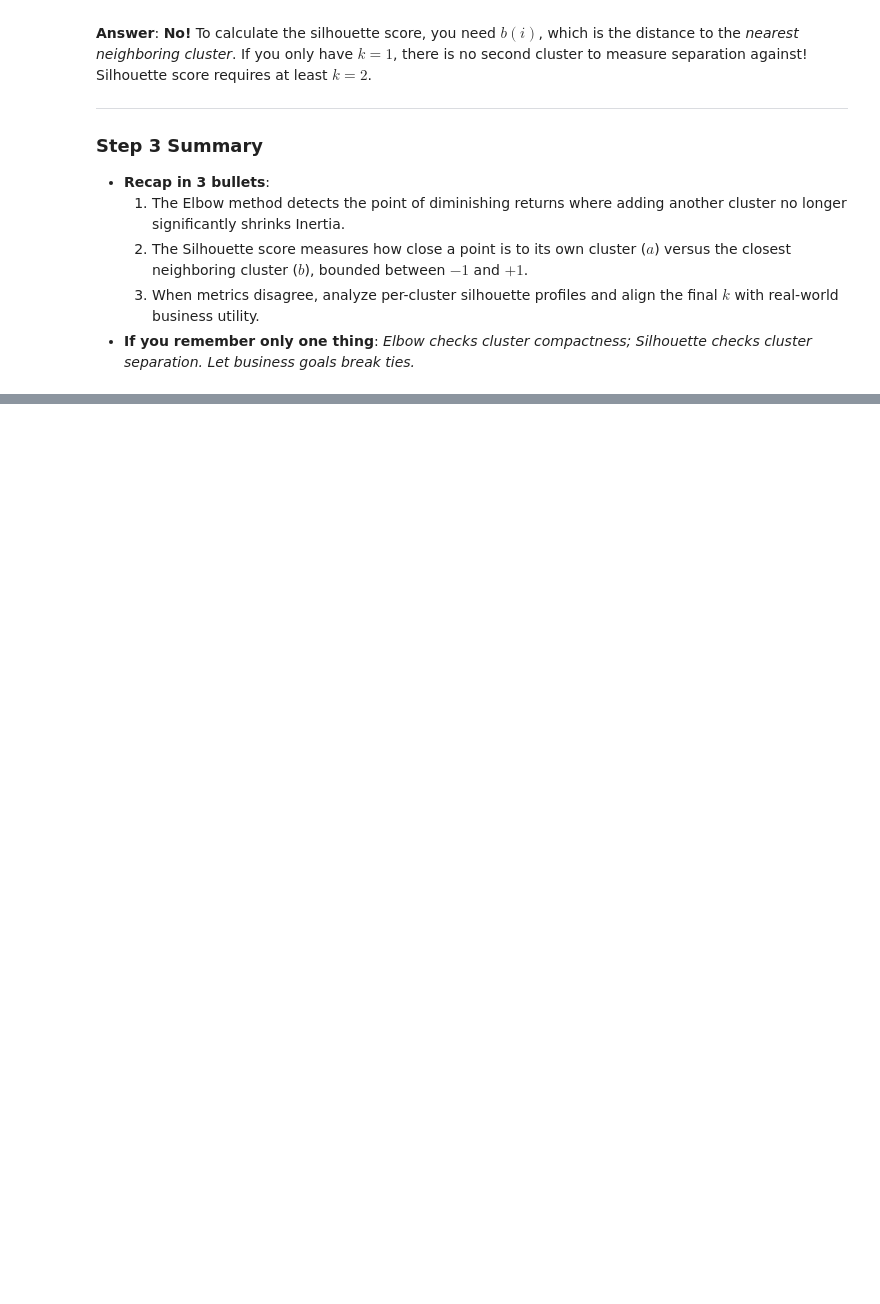
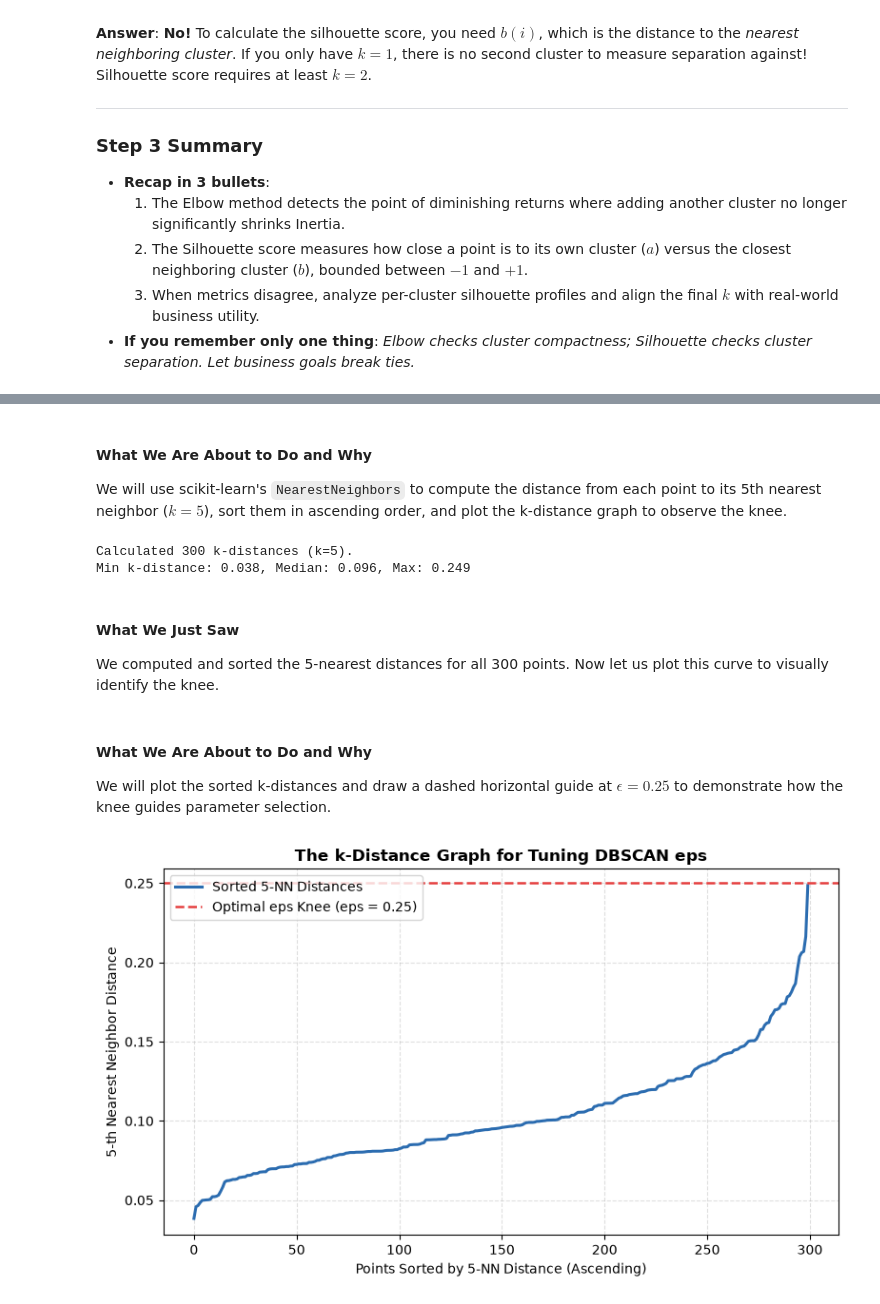
Before and after one commit to Arnav-Shrivastava/unsupervised-learning-zero-to-one, a Jupyter notebook: unsupervised_learning_zero_to_one.ipynb, the cells around one changed output, grey strips where cells are left out. Saved outputs shown, nothing was run; the diff lists cells and outputs as text; code cells hidden in the pictures; folded sections open; blank space fills up the shorter version.

```diff
--- a/unsupervised_learning_zero_to_one.ipynb
+++ b/unsupervised_learning_zero_to_one.ipynb
@@ -872,0 +1065,38 @@ Blindly picking $k=2$ just because the silhouette score had a tiny technical pea
+# %% [markdown]
+#### What We Are About to Do and Why
+We will use scikit-learn's `NearestNeighbors` to compute the distance from each point to its 5th nearest neighbor ($k=5$), sort them in ascending order, and plot the k-distance graph to observe the knee.
+# %%
+# Step 4.3 Code: Computing k-Nearest Neighbor Distances
+from sklearn.neighbors import NearestNeighbors
+
+# Set k = min_samples = 5
+k_neighbors = 5
+nbrs = NearestNeighbors(n_neighbors=k_neighbors).fit(X_moons)
+distances, indices = nbrs.kneighbors(X_moons)
+
+# The k-th distance is the last column (index k-1)
+k_distances = np.sort(distances[:, k_neighbors - 1])
+print(f"Calculated {len(k_distances)} k-distances (k={k_neighbors}).")
+print(f"Min k-distance: {k_distances[0]:.3f}, Median: {np.median(k_distances):.3f}, Max: {k_distances[-1]:.3f}")
+# %% [output]
+Calculated 300 k-distances (k=5).
+Min k-distance: 0.038, Median: 0.096, Max: 0.249
+# %% [markdown]
+#### What We Just Saw
+We computed and sorted the 5-nearest distances for all 300 points. Now let us plot this curve to visually identify the knee.
+# %% [markdown]
+#### What We Are About to Do and Why
+We will plot the sorted k-distances and draw a dashed horizontal guide at $\epsilon=0.25$ to demonstrate how the knee guides parameter selection.
+# %%
+# Step 4.3 Plot: The k-Distance Graph for Tuning eps
+fig, ax = plt.subplots(figsize=(8, 4.8))
+ax.plot(k_distances, color='#2B6CB0', linewidth=2.2, label='Sorted 5-NN Distances')
+ax.axhline(y=0.25, color='#E53E3E', linestyle='--', linewidth=1.8, label='Optimal eps Knee (eps = 0.25)')
+ax.set_title("The k-Distance Graph for Tuning DBSCAN eps", fontsize=12, fontweight='bold')
+ax.set_xlabel("Points Sorted by 5-NN Distance (Ascending)", fontsize=10)
+ax.set_ylabel("5-th Nearest Neighbor Distance", fontsize=10)
+ax.legend(loc='upper left'); ax.grid(True, linestyle='--', alpha=0.4)
+plt.tight_layout()
+plt.show()
+# %% [output]
+[figure, added]
```
Also changed, not shown: parts of 13 cells of this notebook.
